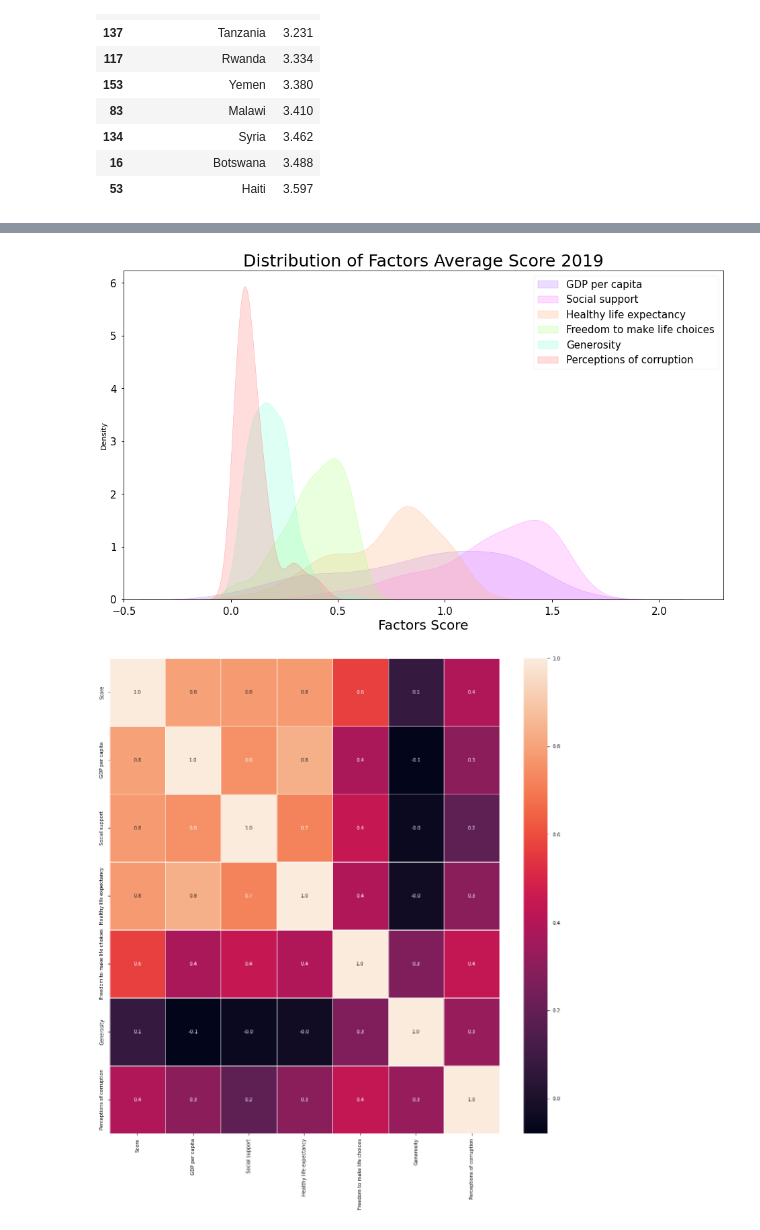
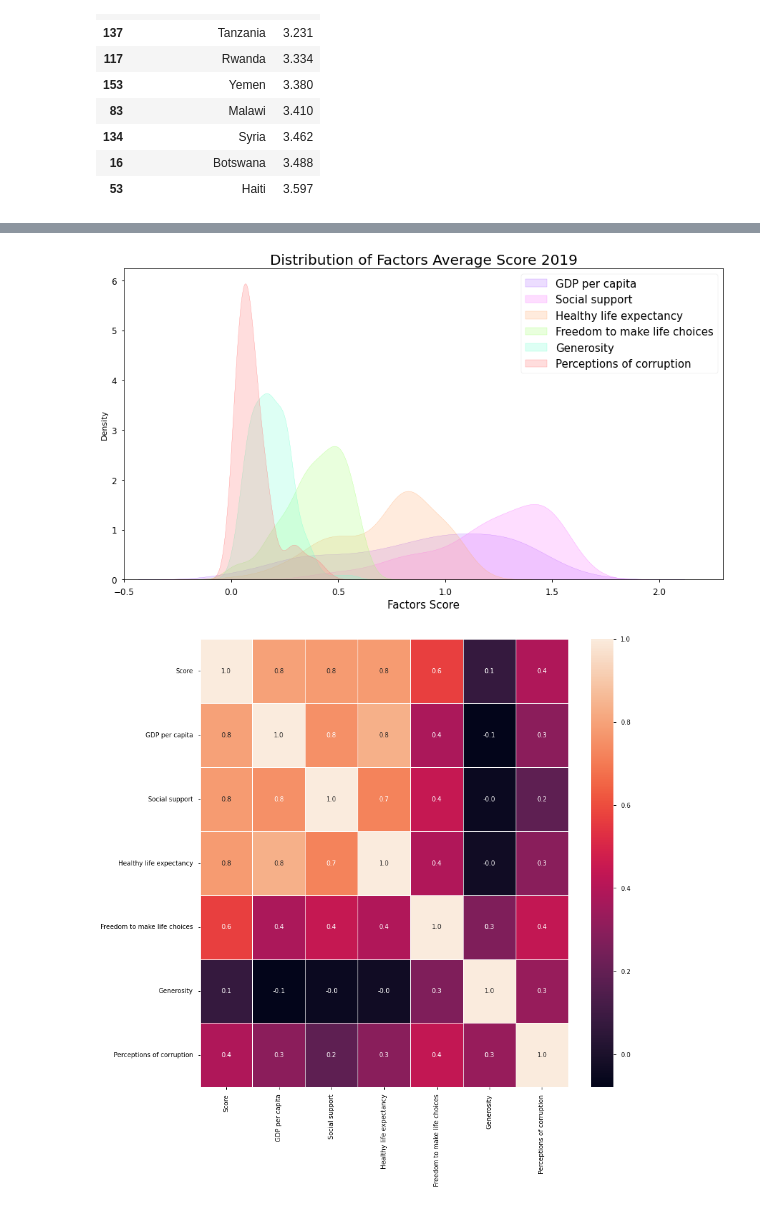
Before and after one commit to CristinaCod/World_Happiness_Report, a Jupyter notebook: 2019data.ipynb, the cells around one changed output, grey strips where cells are left out. Saved outputs shown, nothing was run; the diff lists cells and outputs as text; code cells hidden in the pictures.

```diff
--- a/2019data.ipynb
+++ b/2019data.ipynb
@@ -208,28 +208,30 @@ plt.yticks(fontsize = 15);
 # %%
 country_factors_avg = precovid_df.groupby(by = ['Country or region'])[['GDP per capita',
        'Social support', 'Healthy life expectancy', 'Freedom to make life choices', 'Generosity',
        'Perceptions of corruption']].mean().reset_index()
 
-plt.figure(figsize = (16, 9))
+plt.figure(figsize = (15, 8))
 
 sns.kdeplot(data = country_factors_avg['GDP per capita'], color = "#B77AFF", shade = True)
 sns.kdeplot(data = country_factors_avg['Social support'], color = "#FD7AFF", shade = True)
 sns.kdeplot(data = country_factors_avg['Healthy life expectancy'], color = "#FFB27A", shade = True)
 sns.kdeplot(data = country_factors_avg['Freedom to make life choices'], color = "#A9FF7A", shade = True)
 sns.kdeplot(data = country_factors_avg['Generosity'], color = "#7AFFD4", shade = True)
 sns.kdeplot(data = country_factors_avg['Perceptions of corruption'], color = "#FF7A7A", shade = True)
 
-plt.xlabel('Factors Score', fontsize = 20)
-plt.title('Distribution of Factors Average Score 2019', fontsize = 25)
-plt.xticks(fontsize = 15)
-plt.yticks(fontsize = 15)
+plt.xlabel('Factors Score', fontsize = 15)
+plt.title('Distribution of Factors Average Score 2019', fontsize = 20)
+plt.xticks(fontsize = 12)
+plt.yticks(fontsize = 12)
 plt.xlim((-0.5, 2.3))
-plt.legend(labels=['GDP per capita','Social support','Healthy life expectancy','Freedom to make life choices','Generosity','Perceptions of corruption'], fontsize = 15);
+plt.legend(labels=['GDP per capita','Social support','Healthy life expectancy','Freedom to make life choices','Generosity','Perceptions of corruption'], fontsize = 15)
+plt.savefig('2019_factors_dist.png') ;
 # %% [output]
-[figure, old version]
+[figure, new version]
 # %%
-f,ax = plt.subplots(figsize=(18, 18))
+f,ax = plt.subplots(figsize=(13, 13))
 sns.heatmap(precovid_df.corr(), annot=True, linewidths=.5, fmt= '.1f',ax=ax)
+plt.savefig('2019_correlation')
 plt.show()
 # %% [output]
-[figure, old version]
+[figure, new version]
```
Also changed, not shown: parts of 3 cells of this notebook, 1 other file.
